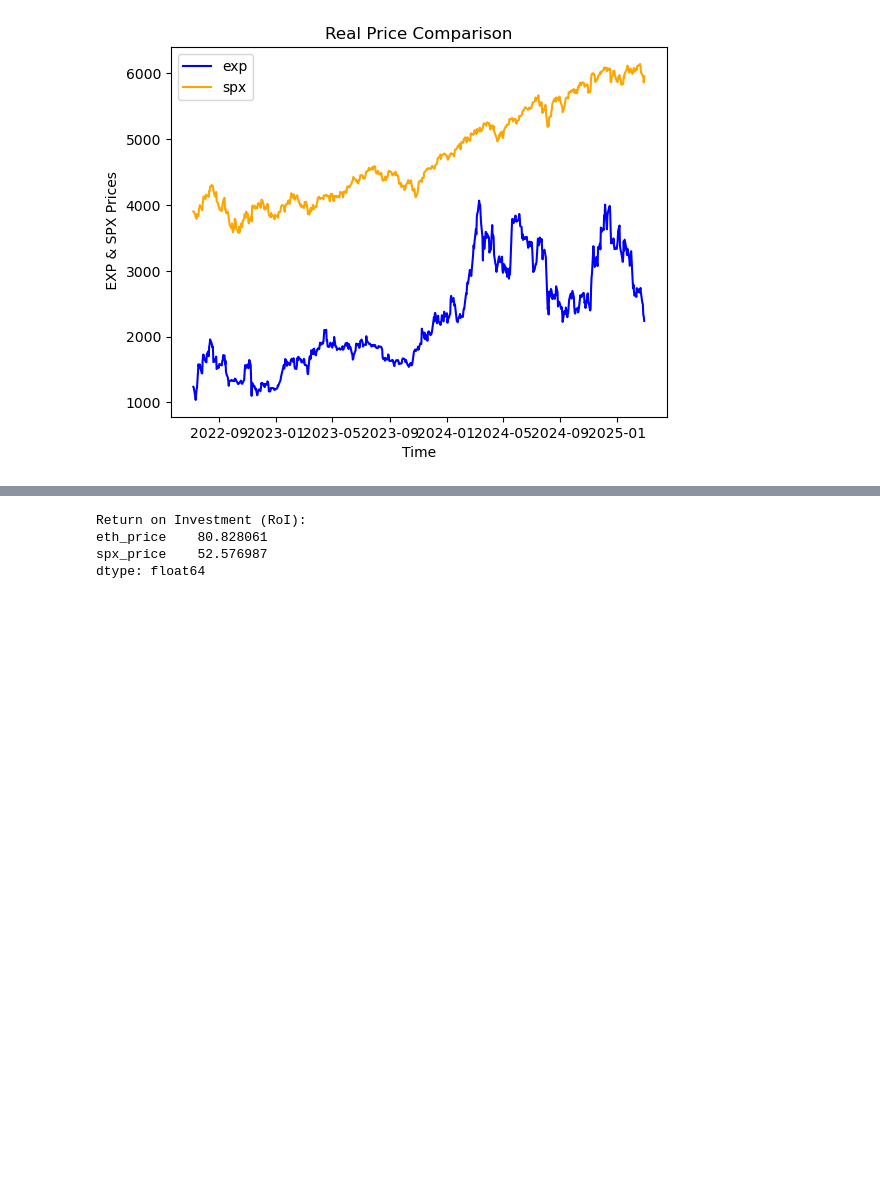
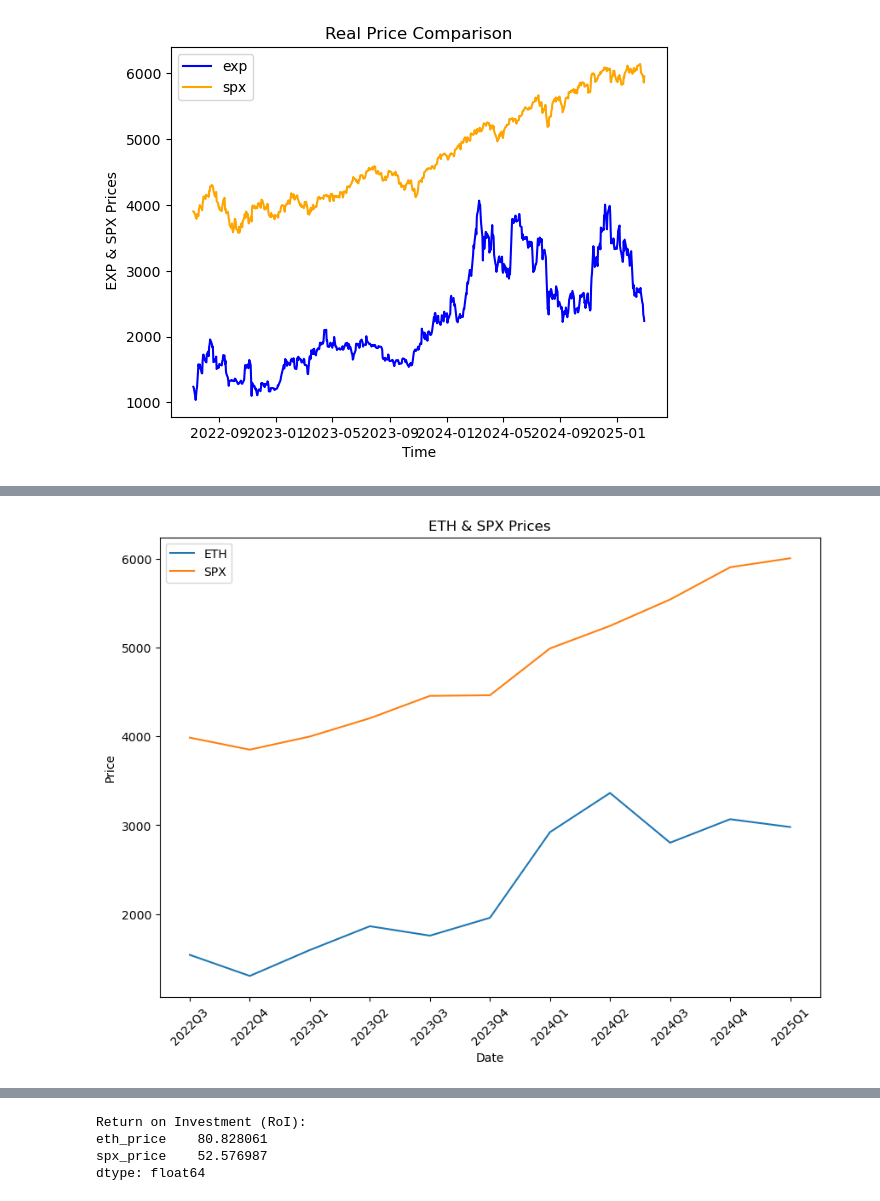
Before and after one commit to MalipieroMattia/ML_and_DL, a Jupyter notebook: assignment_2.ipynb, the cells around one changed output, grey strips where cells are left out. Drawn from its saved outputs; the diff is of its cells as text; code cells hidden in the pictures; blank space fills up the shorter version.

```diff
--- a/assignment_2.ipynb
+++ b/assignment_2.ipynb
@@ -136,0 +145,6 @@ Return on Investment (RoI): 50.00%
+# %%
+new=df.groupby(['year', 'quarter']).mean()
+new.reset_index(inplace=True)
+new.drop('date', axis=1, inplace=True)
+new['time']=new['year'].astype(str) + 'Q'+ new['quarter'].astype(str)
+new
@@ -136,0 +164,13 @@ Return on Investment (RoI): 50.00%
+# %%
+# Graphing the change in prices
+plt.figure(figsize=(10,7))
+plt.plot(new['time'], new['eth_price'], label='ETH')
+plt.plot(new['time'], new['spx_price'], label='SPX')
+plt.xticks(rotation=45)
+plt.xlabel("Date")
+plt.ylabel("Price")
+plt.title("ETH & SPX Prices")
+plt.legend()
+plt.show()
+# %% [output]
+[figure, added]
```
Also changed, not shown: parts of 50 cells of this notebook.
